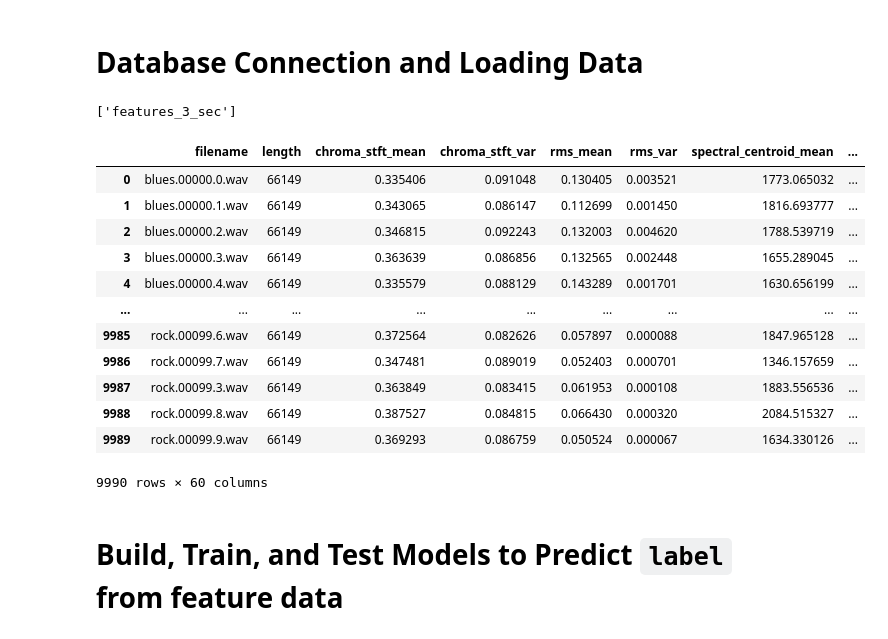
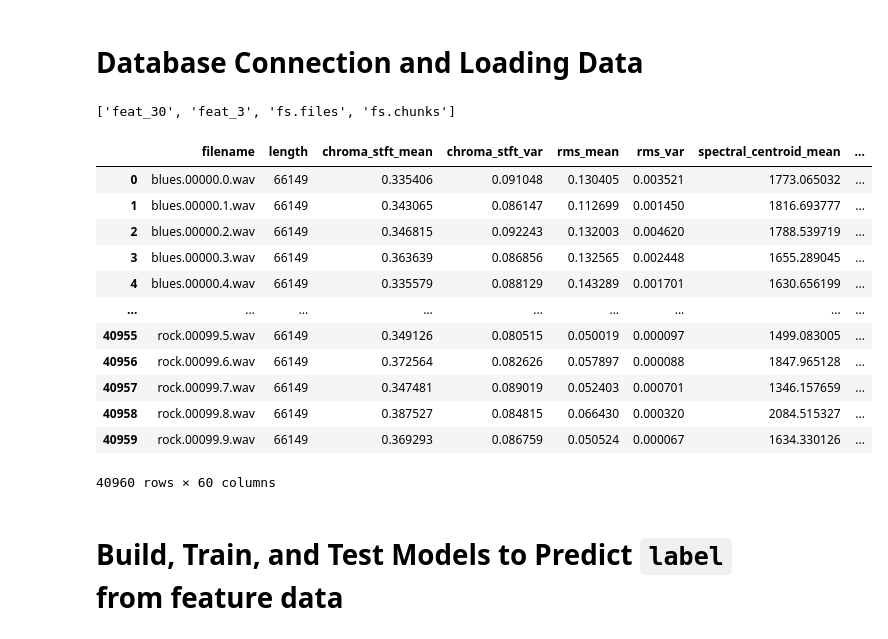
Before and after one commit to tlin41390/MusicClassification, a Jupyter notebook: MusicClassification.ipynb, the cells around one changed output. Saved outputs shown, nothing was run; the diff lists cells and outputs as text; code cells hidden in the pictures.

```diff
--- a/MusicClassification.ipynb
+++ b/MusicClassification.ipynb
@@ -19,34 +20,34 @@ import sklearn.metrics
 # %%
 # Establish mongo instance and get Music database
 client = pymongo.MongoClient('localhost')
-db = client['MusicDB']
+db = client['Music_db']
 db.list_collection_names()
 # %% [output]
-['features_3_sec']
+['feat_30', 'feat_3', 'fs.files', 'fs.chunks']
 # %%
 # Select 'features_3_sec' collection, and read in as pandas DataFrame
-collection = db['features_3_sec'].find()
+collection = db['feat_3'].find()
 features_3_df = pd.DataFrame(list(collection))
 
 # Drop mongo generated hash-code id column
 features_3_df = features_3_df.drop(columns = ["_id"])
 features_3_df
 features_df = features_3_df
 features_df
 # %% [output]
 |  | filename | length | chroma_stft_mean | chroma_stft_var | rms_mean | rms_var | spectral_centroid_mean | ... |
 | 0 | blues.00000.0.wav | 66149 | 0.335406 | 0.091048 | 0.130405 | 0.003521 | 1773.065032 | ... |
 | 1 | blues.00000.1.wav | 66149 | 0.343065 | 0.086147 | 0.112699 | 0.001450 | 1816.693777 | ... |
 | 2 | blues.00000.2.wav | 66149 | 0.346815 | 0.092243 | 0.132003 | 0.004620 | 1788.539719 | ... |
 | 3 | blues.00000.3.wav | 66149 | 0.363639 | 0.086856 | 0.132565 | 0.002448 | 1655.289045 | ... |
 | 4 | blues.00000.4.wav | 66149 | 0.335579 | 0.088129 | 0.143289 | 0.001701 | 1630.656199 | ... |
 | ... | ... | ... | ... | ... | ... | ... | ... | ... |
-| 9985 | rock.00099.6.wav | 66149 | 0.372564 | 0.082626 | 0.057897 | 0.000088 | 1847.965128 | ... |
-| 9986 | rock.00099.7.wav | 66149 | 0.347481 | 0.089019 | 0.052403 | 0.000701 | 1346.157659 | ... |
-| 9987 | rock.00099.3.wav | 66149 | 0.363849 | 0.083415 | 0.061953 | 0.000108 | 1883.556536 | ... |
-| 9988 | rock.00099.8.wav | 66149 | 0.387527 | 0.084815 | 0.066430 | 0.000320 | 2084.515327 | ... |
-| 9989 | rock.00099.9.wav | 66149 | 0.369293 | 0.086759 | 0.050524 | 0.000067 | 1634.330126 | ... |
+| 40955 | rock.00099.5.wav | 66149 | 0.349126 | 0.080515 | 0.050019 | 0.000097 | 1499.083005 | ... |
+| 40956 | rock.00099.6.wav | 66149 | 0.372564 | 0.082626 | 0.057897 | 0.000088 | 1847.965128 | ... |
+| 40957 | rock.00099.7.wav | 66149 | 0.347481 | 0.089019 | 0.052403 | 0.000701 | 1346.157659 | ... |
+| 40958 | rock.00099.8.wav | 66149 | 0.387527 | 0.084815 | 0.066430 | 0.000320 | 2084.515327 | ... |
+| 40959 | rock.00099.9.wav | 66149 | 0.369293 | 0.086759 | 0.050524 | 0.000067 | 1634.330126 | ... |
-9990 rows × 60 columns
+40960 rows × 60 columns
 # %% [markdown]
 # Build, Train, and Test Models to Predict `label` from feature data
 # %% [markdown]
```
Also changed, not shown: parts of 19 cells of this notebook, 1 other file.
